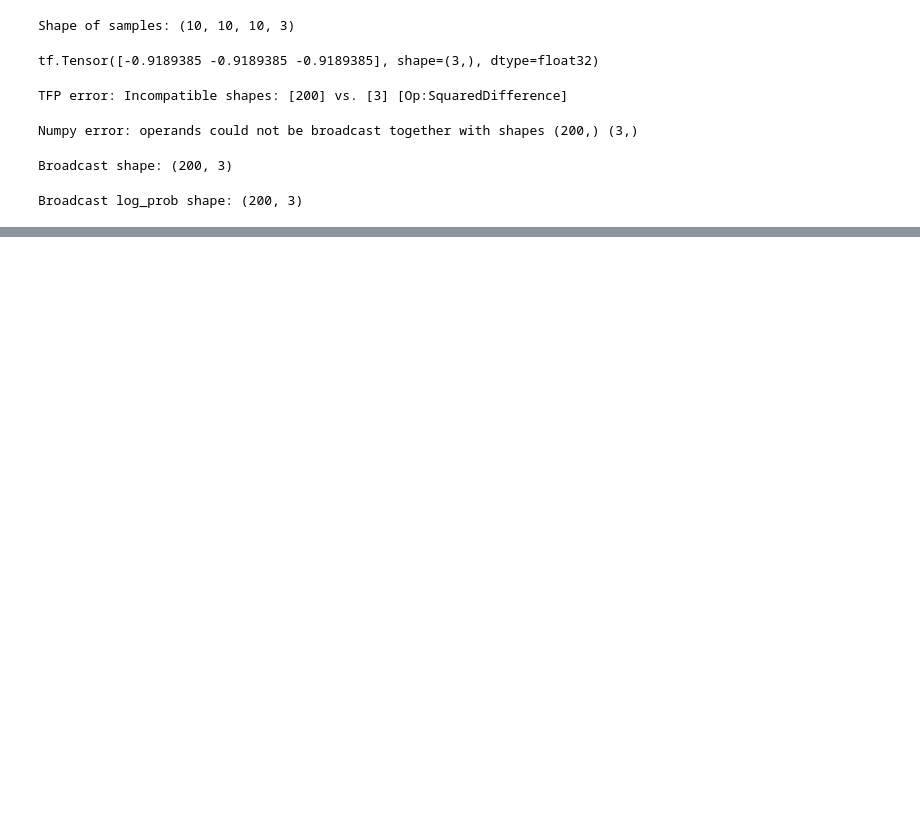
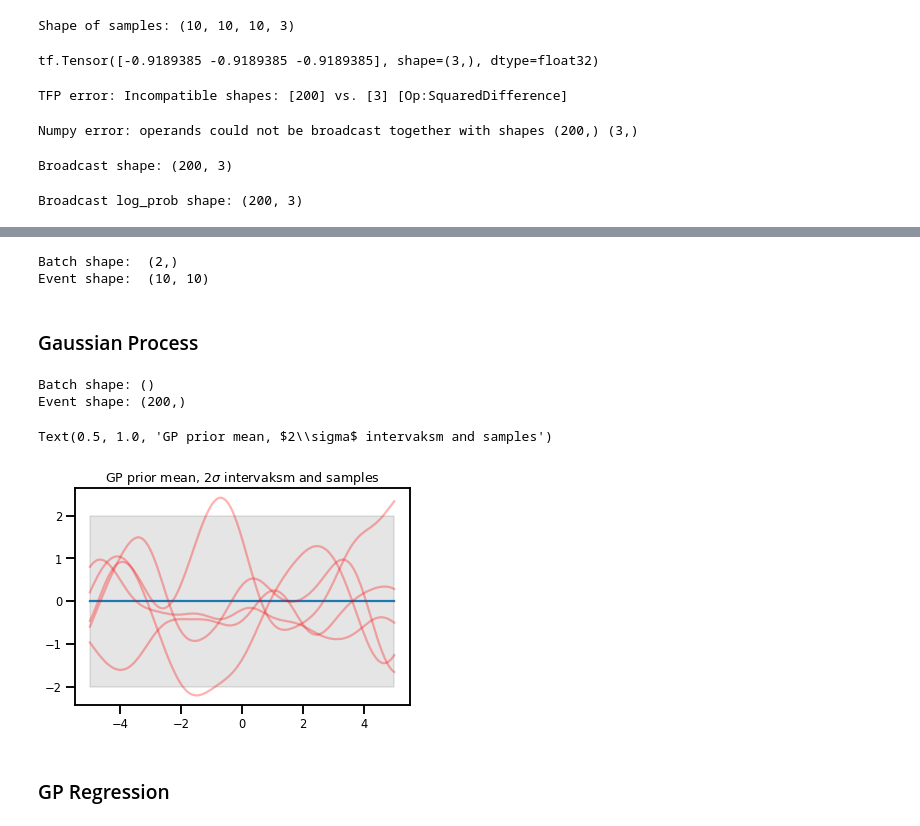
Before and after one commit to ghPRao/tensorflow_probability, a Jupyter notebook: notebooks/tensor_probability.ipynb, the cells around one changed output, grey strips where cells are left out. Drawn from its saved outputs; the diff is of its cells as text; code cells hidden in the pictures; blank space fills up the shorter version.

Commit message:
added Gaussian Mean and Bijectors

```diff
--- a/notebooks/tensor_probability.ipynb
+++ b/notebooks/tensor_probability.ipynb
@@ -214,0 +245,7 @@ Broadcast log_prob shape: (200, 3)
+# %%
+lkj = tfd.LKJ(dimension=10, concentration=[1.5, 3.0])
+print("Batch shape: ", lkj.batch_shape)
+print("Event shape: ", lkj.event_shape)
+# %% [output]
+Batch shape:  (2,)
+Event shape:  (10, 10)
@@ -214,0 +261,25 @@ Broadcast log_prob shape: (200, 3)
+# %% [markdown]
+### Gaussian Process
+# %%
+kernel = tfp.math.psd_kernels.ExponentiatedQuadratic()
+xs = np.linspace(-5., 5., 200).reshape([-1, 1])
+gp = tfd.GaussianProcess(kernel, index_points=xs)
+print("Batch shape:", gp.batch_shape)
+print("Event shape:", gp.event_shape)
+# %% [output]
+Batch shape: ()
+Event shape: (200,)
+# %%
+upper, lower = gp.mean() + [2*gp.stddev(), -2*gp.stddev()]
+plt.plot(xs, gp.mean())
+plt.fill_between(xs[..., 0], upper, lower, color='k', alpha=.1)
+
+for _ in range(5):
+    plt.plot(xs, gp.sample(), c='r', alpha=.3)
+plt.title(r"GP prior mean, $2\sigma$ intervaksm and samples")
+plt.show()
+# %% [output]
+Text(0.5, 1.0, 'GP prior mean, $2\\sigma$ intervaksm and samples')
+[figure, added]
+# %% [markdown]
+### GP Regression
```
Also changed, not shown: parts of 25 cells of this notebook.
